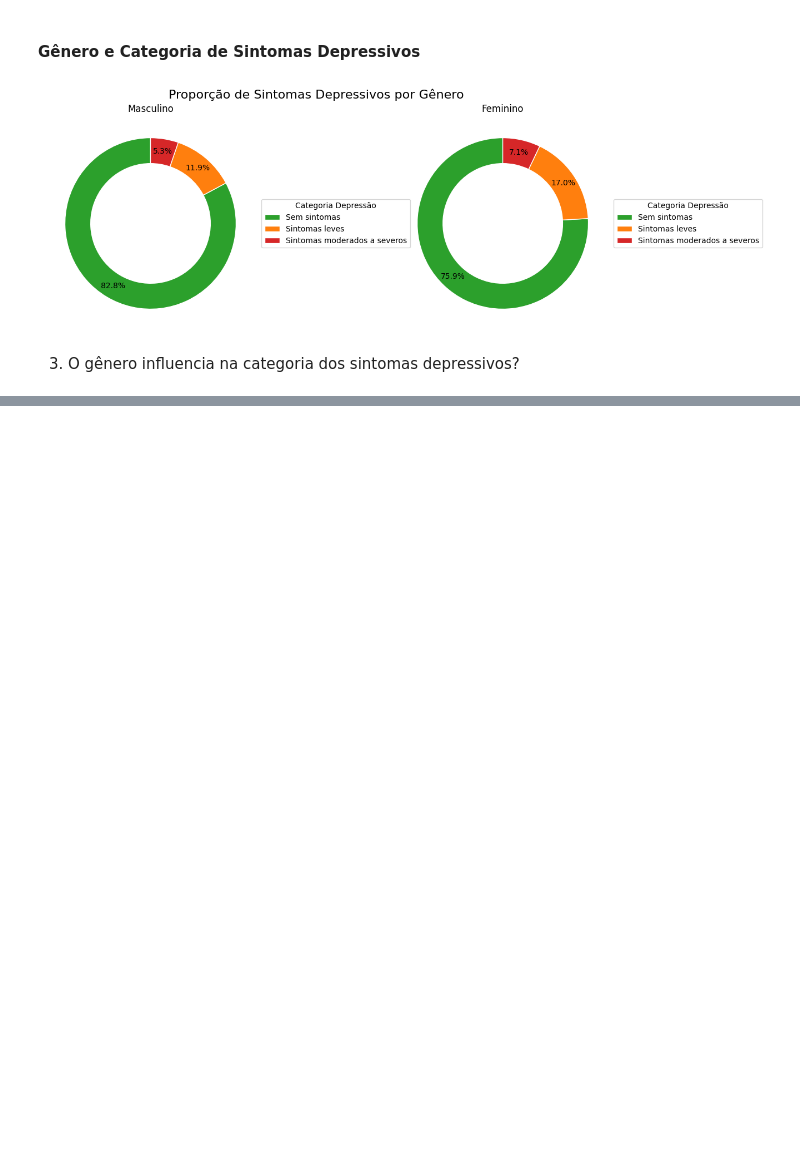
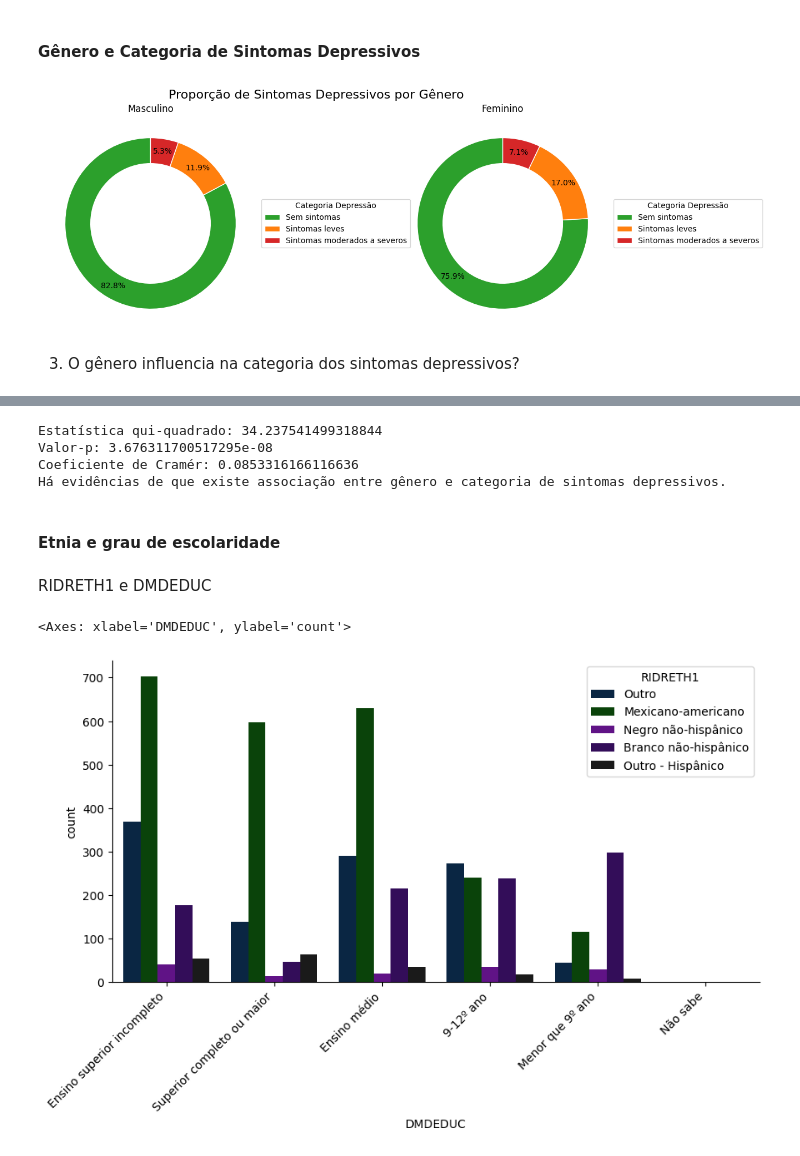
Before and after one commit to OtavioAroca/portfolio, a Jupyter notebook: depressao.ipynb, the cells around one changed output, grey strips where cells are left out. Saved outputs shown, nothing was run; the diff lists cells and outputs as text; code cells hidden in the pictures; blank space fills up the shorter version.

```diff
--- a/depressao.ipynb
+++ b/depressao.ipynb
@@ -1125,0 +1190,37 @@ plt.show()
+# %%
+# Tabela de contingência
+contingency_table = pd.crosstab(df_unido['RIAGENDR'], df_unido['DEPRESSION_CATEGORY'])
+
+chi2,p,_,_ = chi2_contingency(contingency_table)
+
+# Calculando o coeficiente de Cramér
+n = contingency_table.sum().sum()
+min_dim = min(contingency_table.shape)
+cramers_v = np.sqrt(chi2 / (n * (min_dim - 1)))
+
+# Imprimir os resultados
+print("Estatística qui-quadrado:", chi2)
+print("Valor-p:", p)
+print("Coeficiente de Cramér:", cramers_v)
+
+if p < 0.05:
+    print("Há evidências de que existe associação entre gênero e categoria de sintomas depressivos.")
+else:
+    print("Não há evidências suficientes para concluir que existe associação entre gênero e categoria de sintomas depressivos.")
+# %% [output]
+Estatística qui-quadrado: 34.237541499318844
+Valor-p: 3.676311700517295e-08
+Coeficiente de Cramér: 0.0853316166116636
+Há evidências de que existe associação entre gênero e categoria de sintomas depressivos.
+# %% [markdown]
+#### **Etnia e grau de escolaridade**
+# %% [markdown]
+RIDRETH1 e  DMDEDUC
+# %%
+plt.figure(figsize=(10,5))
+plt.xticks(rotation=45, ha='right')
+sns.despine(right= True)
+sns.countplot(x= 'DMDEDUC', data=df_unido, hue='RIDRETH1', palette=custom_palette)
+# %% [output]
+<Axes: xlabel='DMDEDUC', ylabel='count'>
+[figure, added]
```
Also changed, not shown: parts of 14 cells of this notebook.
